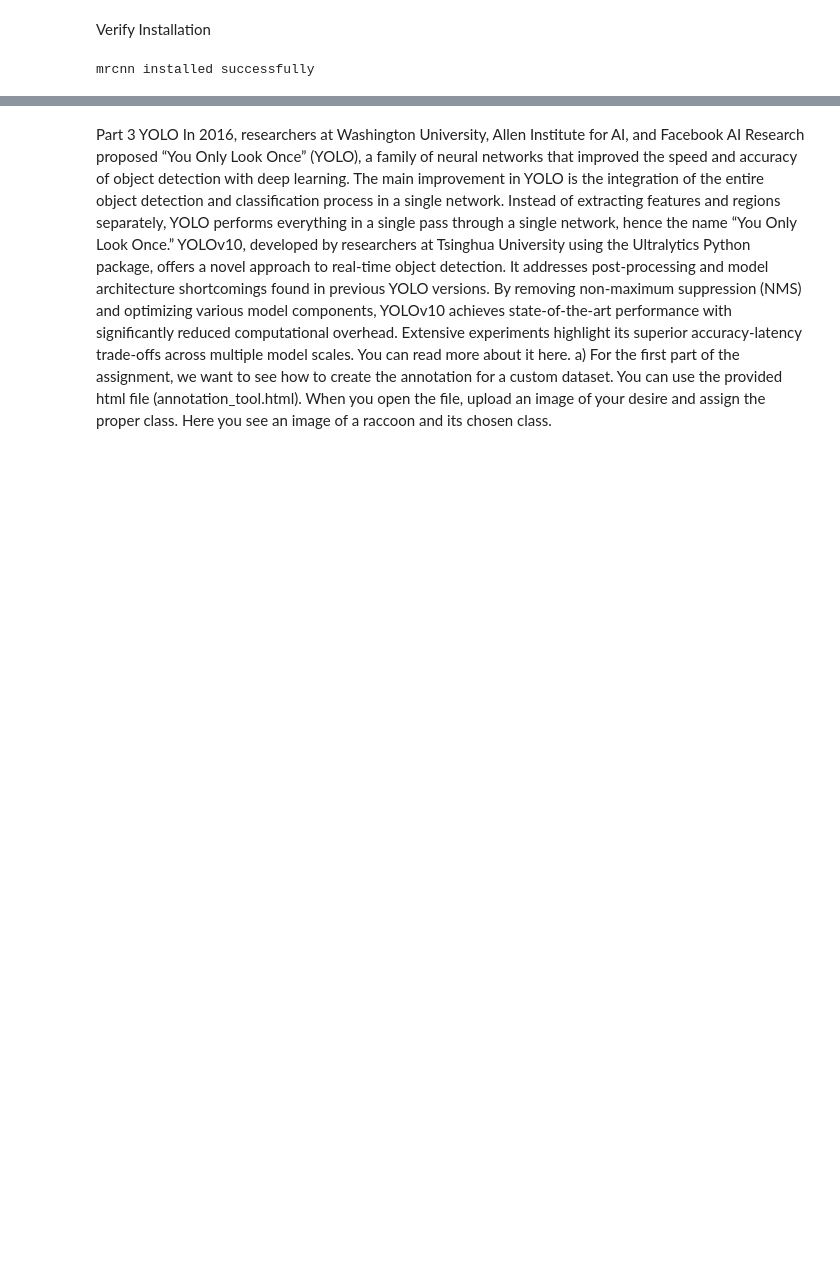
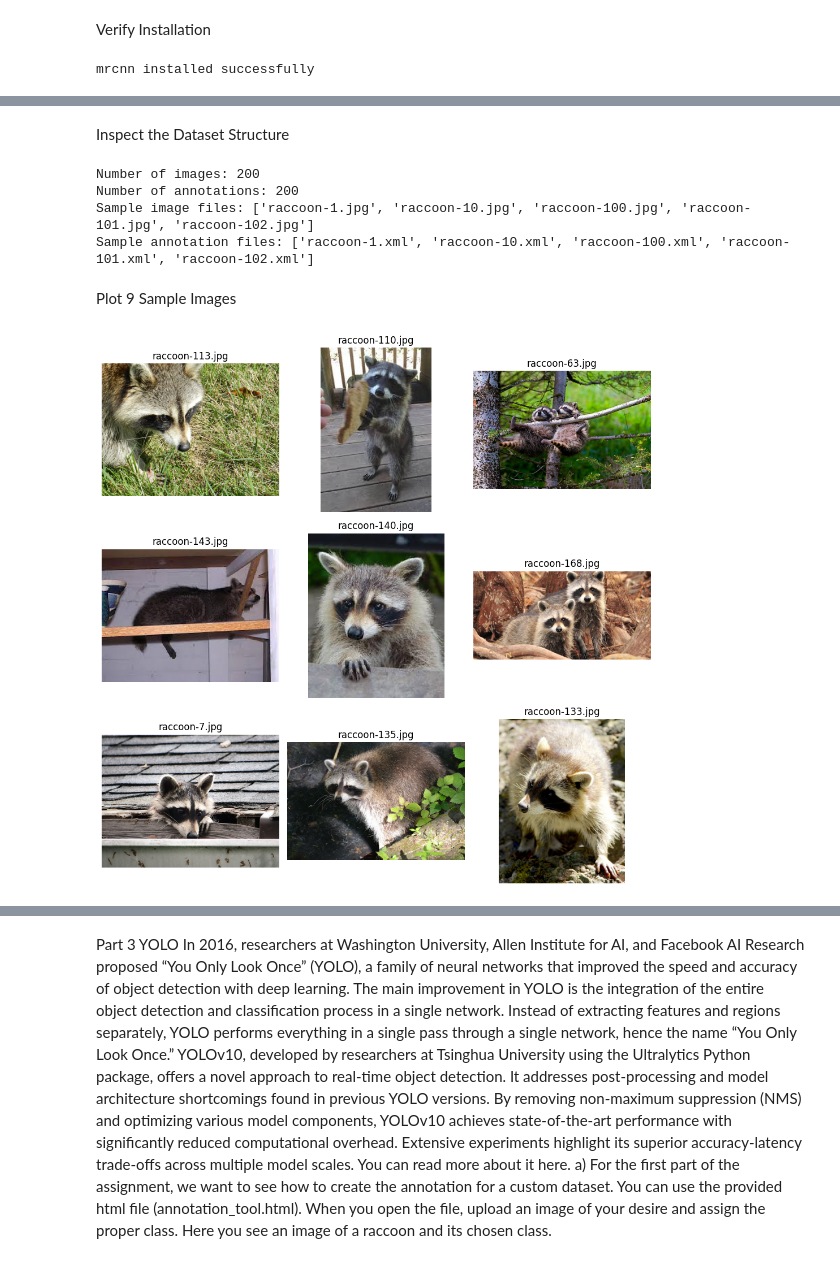
Before and after one commit to friedelj/AAI-510-TEAM-03, a Jupyter notebook: JFriedel_CV_Assignment3.ipynb, the cells around one changed output, grey strips where cells are left out. Saved outputs shown, nothing was run; the diff lists cells and outputs as text; code cells hidden in the pictures; blank space fills up the shorter version.

```diff
--- a/JFriedel_CV_Assignment3.ipynb
+++ b/JFriedel_CV_Assignment3.ipynb
@@ -145,0 +178,45 @@ mrcnn installed successfully
+# %% [markdown]
+Inspect the Dataset Structure
+# %%
+import os
+
+# Define the path to the extracted raccoon dataset
+dataset_path = "raccoon_dataset/raccoon_dataset-master"
+images_path = os.path.join(dataset_path, "images")
+annotations_path = os.path.join(dataset_path, "annotations")
+
+# List image and annotation files
+image_files = sorted(os.listdir(images_path))
+annotation_files = sorted(os.listdir(annotations_path))
+
+print(f"Number of images: {len(image_files)}")
+print(f"Number of annotations: {len(annotation_files)}")
+print("Sample image files:", image_files[:5])
+print("Sample annotation files:", annotation_files[:5])
+# %% [output]
+Number of images: 200
+Number of annotations: 200
+Sample image files: ['raccoon-1.jpg', 'raccoon-10.jpg', 'raccoon-100.jpg', 'raccoon-101.jpg', 'raccoon-102.jpg']
+Sample annotation files: ['raccoon-1.xml', 'raccoon-10.xml', 'raccoon-100.xml', 'raccoon-101.xml', 'raccoon-102.xml']
+# %% [markdown]
+Plot 9 Sample Images
+# %%
+import matplotlib.pyplot as plt
+import matplotlib.image as mpimg
+import random
+
+# Select 9 random images to display
+sample_images = random.sample(image_files, 9)
+
+# Plot the images in a 3x3 grid
+plt.figure(figsize=(10, 10))
+for i, image_file in enumerate(sample_images):
+    img = mpimg.imread(os.path.join(images_path, image_file))
+    plt.subplot(3, 3, i + 1)
+    plt.imshow(img)
+    plt.title(image_file)
+    plt.axis("off")
+plt.tight_layout()
+plt.show()
+# %% [output]
+[figure, added]
```
Also changed, not shown: parts of 20 cells of this notebook.
